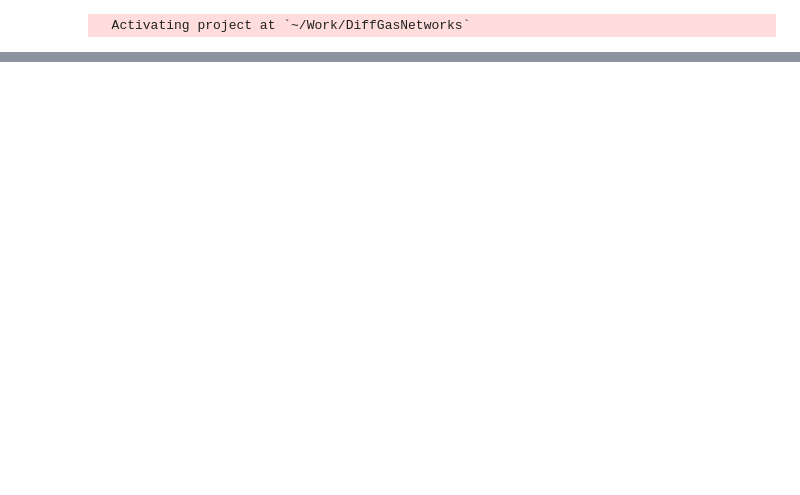
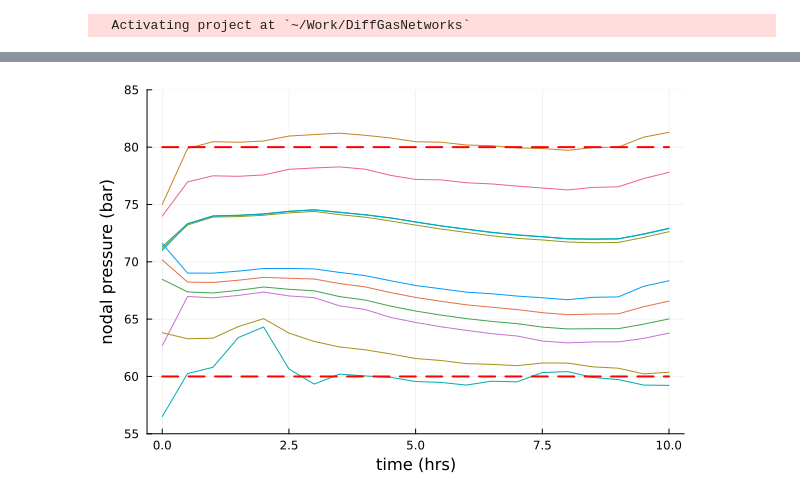
Before and after one commit to cmhyett/DiffGasNetworks, a Jupyter notebook: src/dev_notebook.ipynb, the cells around one changed output, grey strips where cells are left out. Drawn from its saved outputs; the diff is of its cells as text; code cells hidden in the pictures; blank space fills up the shorter version.

```diff
--- a/src/dev_notebook.ipynb
+++ b/src/dev_notebook.ipynb
@@ -80,0 +203,12 @@ loss(params)
+# %%
+sol = solve(prob, SSPRK43(), p=best_params, dt=dt, saveat=saveat)
+sol_arr = Array(sol)
+p = plot()
+for i in 1:length(net.vertices)
+    plot!(p, sol.t/3600, pressure_from_density.(sol_arr[node_ρ_inds[i], :])/1e5, label="node $(i) pressure")
+end
+plot!(p, legend=false, xlabel="time (hrs)", ylabel="nodal pressure (bar)", ylims=(55,85))
+plot!(p, sol.t/3600, [pmin/1e5 for i in sol.t], linestyle=:dash, linecolor=:red, linewidth=2, label=nothing)
+plot!(p, sol.t/3600, [pmax/1e5 for i in sol.t], linestyle=:dash, linecolor=:red, linewidth=2, label="pressure limits")
+# %% [output]
+[figure, added]
```
Also changed, not shown: parts of 34 cells of this notebook, 2 other files.
